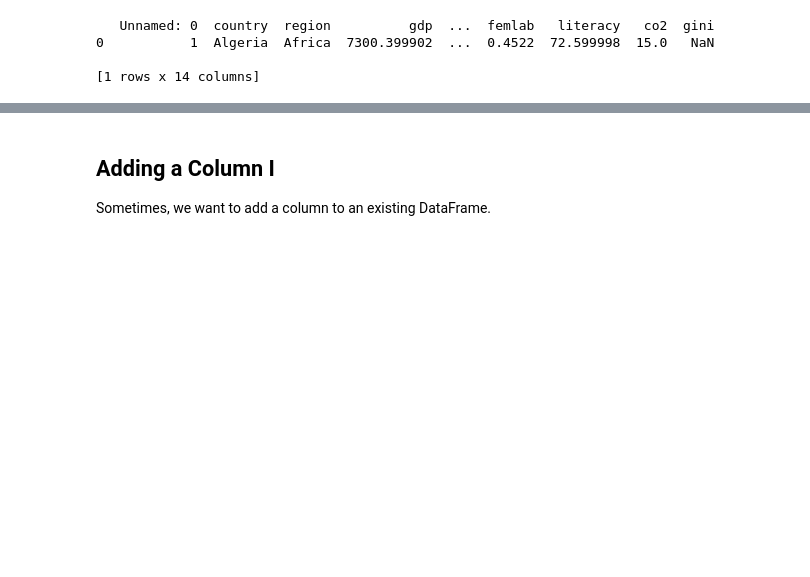
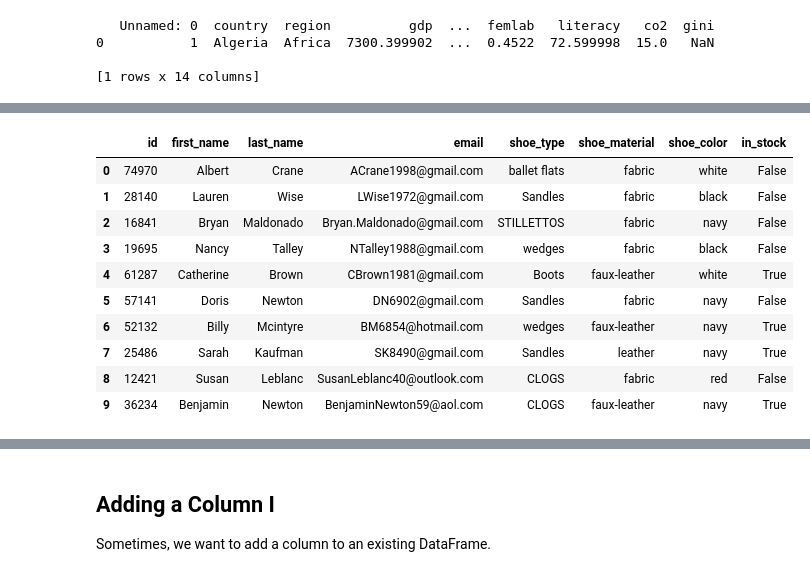
Before and after one commit to JonAbaroa/PANDAS, a Jupyter notebook: Codeacademy_1_Learn_Data_Analysis_with_Pandas.ipynb, the cells around one changed output, grey strips where cells are left out. Cells and saved outputs as stored; diff of their text form; code cells hidden in the pictures; blank space fills up the shorter version.

```diff
--- a/Codeacademy_1_Learn_Data_Analysis_with_Pandas.ipynb
+++ b/Codeacademy_1_Learn_Data_Analysis_with_Pandas.ipynb
@@ -452,0 +715,16 @@ Sometimes, we want to add a column to an existing DataFrame. We might want to ad
+# %%
+df['in_stock'] = df.shoe_material.apply(lambda x: False if x == 'fabric' else True)
+
+df.head(10)
+# %% [output]
+|  | id | first_name | last_name | email | shoe_type | shoe_material | shoe_color | in_stock |
+| 0 | 74970 | Albert | Crane | ACrane1998@gmail.com | ballet flats | fabric | white | False |
+| 1 | 28140 | Lauren | Wise | LWise1972@gmail.com | Sandles | fabric | black | False |
+| 2 | 16841 | Bryan | Maldonado | Bryan.Maldonado@gmail.com | STILLETTOS | fabric | navy | False |
+| 3 | 19695 | Nancy | Talley | NTalley1988@gmail.com | wedges | fabric | black | False |
+| 4 | 61287 | Catherine | Brown | CBrown1981@gmail.com | Boots | faux-leather | white | True |
+| 5 | 57141 | Doris | Newton | DN6902@gmail.com | Sandles | fabric | navy | False |
+| 6 | 52132 | Billy | Mcintyre | BM6854@hotmail.com | wedges | faux-leather | navy | True |
+| 7 | 25486 | Sarah | Kaufman | SK8490@gmail.com | Sandles | leather | navy | True |
+| 8 | 12421 | Susan | Leblanc | SusanLeblanc40@outlook.com | CLOGS | fabric | red | False |
+| 9 | 36234 | Benjamin | Newton | BenjaminNewton59@aol.com | CLOGS | faux-leather | navy | True |
```
Also changed, not shown: parts of 65 cells of this notebook.
